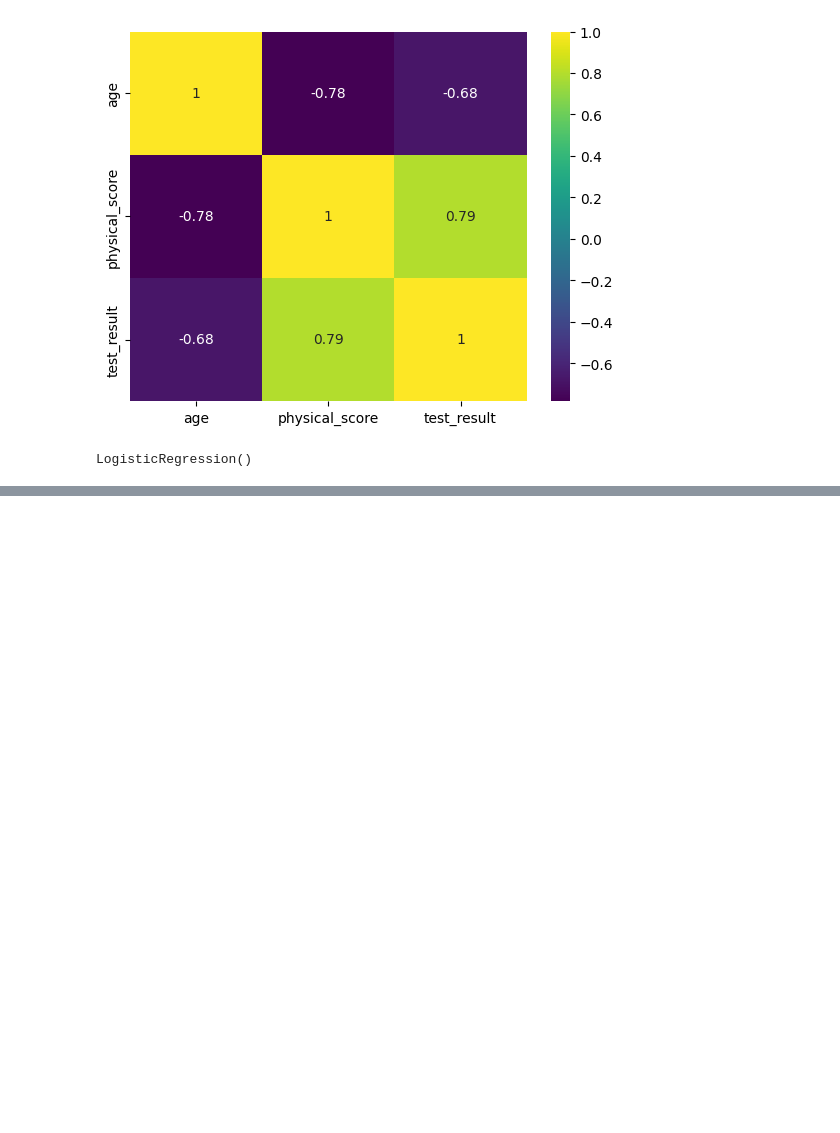
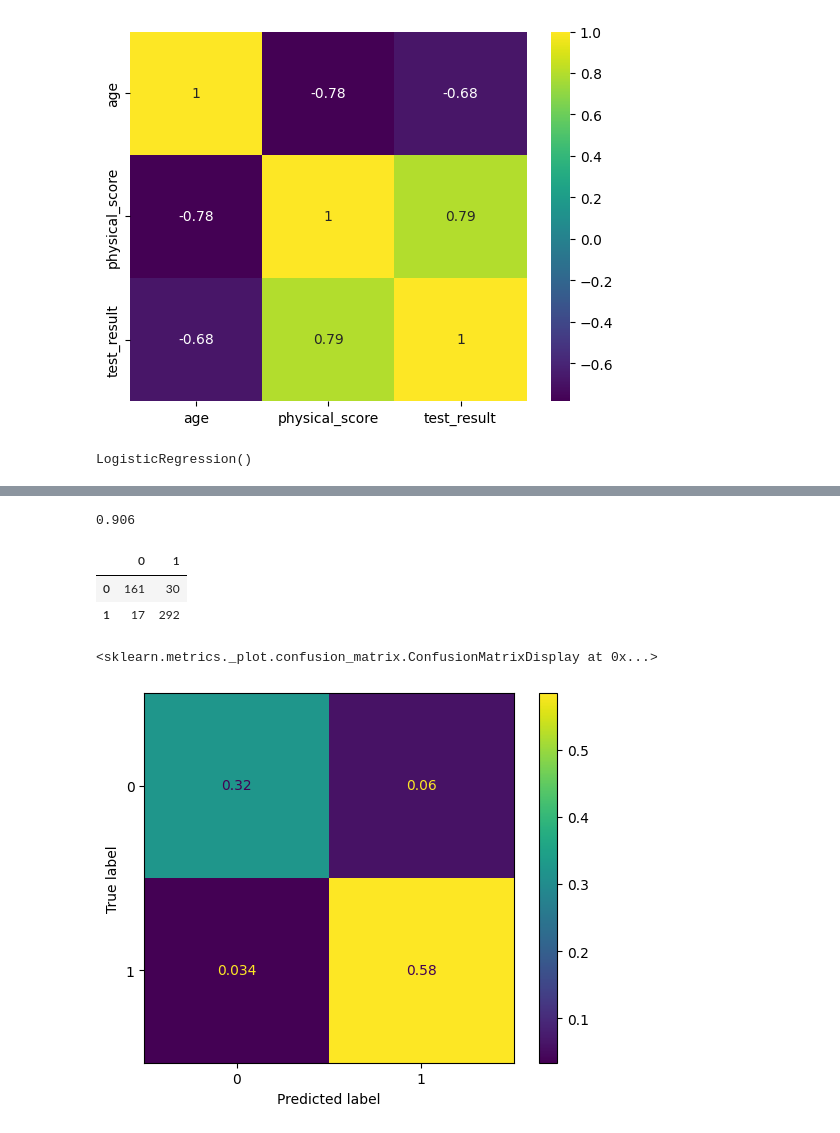
Before and after one commit to NnannaOmoke/logit-reg, a Jupyter notebook: intro.ipynb, the cells around one changed output, grey strips where cells are left out. Cells and saved outputs as stored; diff of their text form; code cells hidden in the pictures; blank space fills up the shorter version.

Commit message:
First logit regression, complete with performance monitoring with metrics

```diff
--- a/intro.ipynb
+++ b/intro.ipynb
@@ -79,0 +76,22 @@ array([[-0.91841476,  3.52854047]])
+# %%
+#perf metrics for classification
+#confusion metrics
+#recall, precision and f1 score
+#recall: when the model gets 1, how often is it correct: true-positives/ (true-positives + false negatives) [ones the algo recognizes as +ve that are +ve/ all the actual +ves]
+#precision: correct true-positives/(true positves + false postives) [ones the algo recognizes as +ve that are +ve/ all the ones the algo recognizes as +ve ]
+#f1 score = 2 * precision * recall/recall + precision
+#ROC curves: reciever operator characteristic curve
+accuracy_score(label_test, pred)
+# %% [output]
+0.906
+# %%
+pan.DataFrame(confusion_matrix(label_test, pred))
+# %% [output]
+|  | 0 | 1 |
+| 0 | 161 | 30 |
+| 1 | 17 | 292 |
+# %%
+ConfusionMatrixDisplay.from_predictions(label_test, pred, cmap = "viridis", normalize = "all")#you can also predict straight from the model too
+# %% [output]
+<sklearn.metrics._plot.confusion_matrix.ConfusionMatrixDisplay at 0x...>
+[figure, added]
```
Also changed, not shown: parts of 7 cells of this notebook.
